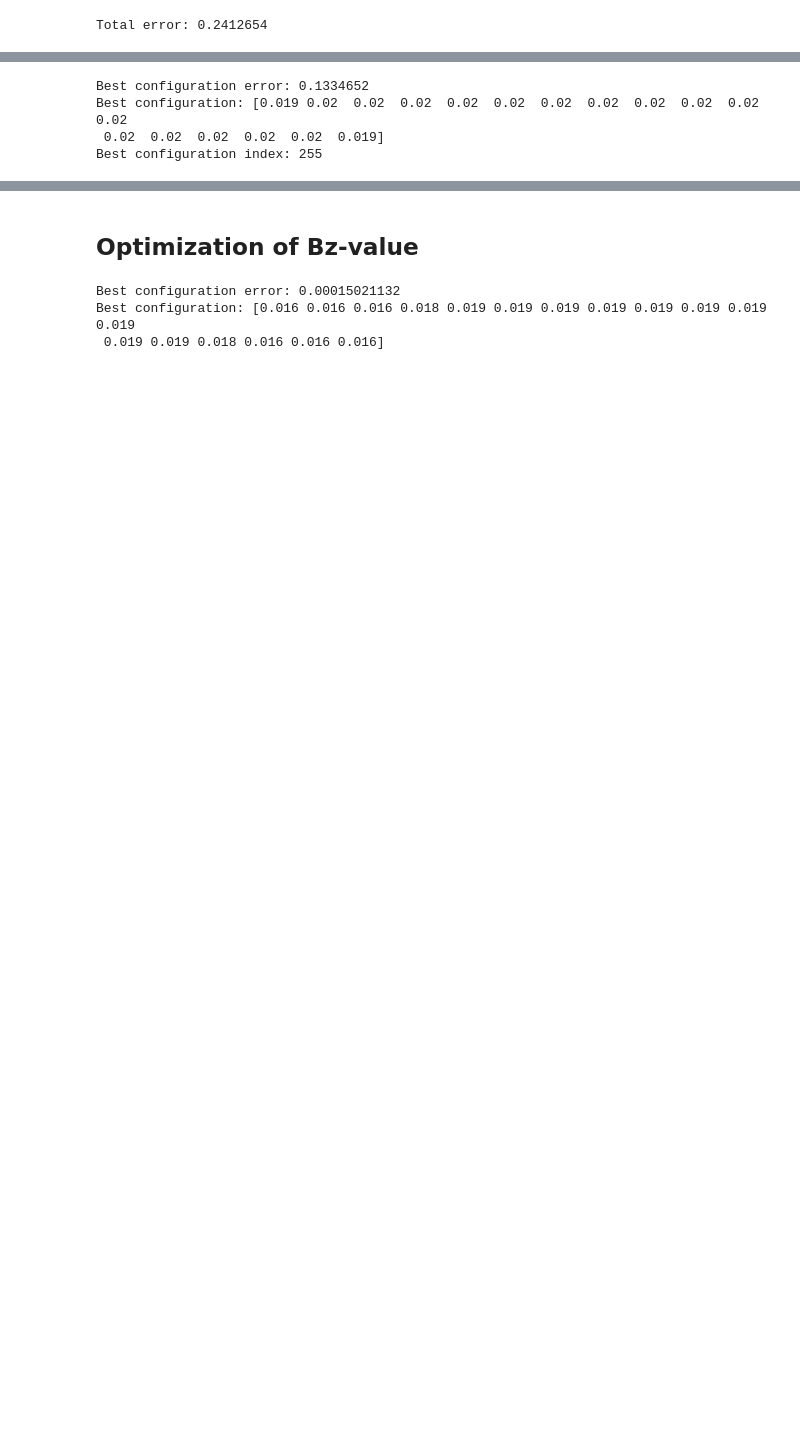
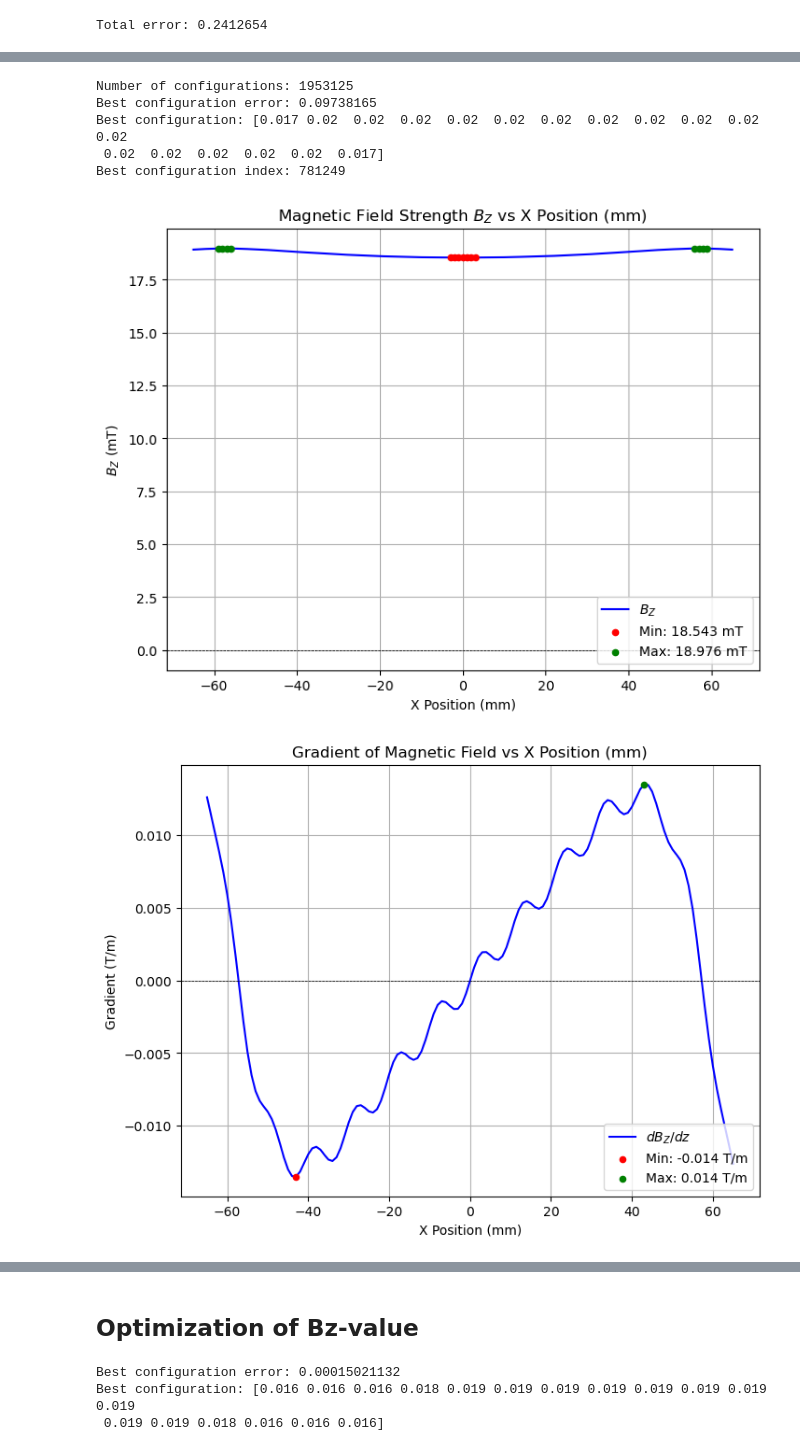
Before and after one commit to joostwijn/Rotating_Magnetic_Setup, a Jupyter notebook: 3. Magnets/Field_Shaping_Algorithm_JAX.ipynb, the cells around one changed output, grey strips where cells are left out. Drawn from its saved outputs; the diff is of its cells as text; code cells hidden in the pictures; blank space fills up the shorter version.

```diff
--- a/3. Magnets/Field_Shaping_Algorithm_JAX.ipynb
+++ b/3. Magnets/Field_Shaping_Algorithm_JAX.ipynb
@@ -915,17 +904,30 @@ def find_best_configuration(zl_configs, x_flat, y_flat, z_flat, H, MZ):
     best_error, best_index = jax.lax.fori_loop(0, zl_configs.shape[0], body_fun, init_state)
     best_zl = zl_configs[best_index]
     return best_error, best_zl, best_index
-
-# Example usage:
-# Assume x_flat, y_flat, z_flat, H, MZ are defined.
-# zl_configs is an array of shape (num_configs, config_length) generated by your function.
-best_error, best_zl, best_index = find_best_configuration(zl_configs, x_flat, y_flat, z_flat, H, MZ)
-
-print("Best configuration error:", best_error)
-print("Best configuration:", best_zl)
-print("Best configuration index:", best_index)
-# %% [output]
-Best configuration error: 0.1334652
-Best configuration: [0.019 0.02  0.02  0.02  0.02  0.02  0.02  0.02  0.02  0.02  0.02  0.02
- 0.02  0.02  0.02  0.02  0.02  0.019]
-Best configuration index: 255
+# %%
+# Example usage:
+zl_configs = generate_zl_configurations(16e-3, 20e-3, 1e-3)
+print("Number of configurations:", zl_configs.shape[0])
+# print("First configuration:", zl_configs[0])
+# print("Test configuration:", zl_configs[100])
+# Example usage:
+# Assume x_flat, y_flat, z_flat, H, MZ are defined.
+# zl_configs is an array of shape (num_configs, config_length) generated by your function.
+best_error, best_zl, best_index = find_best_configuration(zl_configs, x_flat, y_flat, z_flat, H, MZ)
+
+print("Best configuration error:", best_error)
+print("Best configuration:", best_zl)
+print("Best configuration index:", best_index)
+# %% [output]
+Number of configurations: 1953125
+Best configuration error: 0.09738165
+Best configuration: [0.017 0.02  0.02  0.02  0.02  0.02  0.02  0.02  0.02  0.02  0.02  0.02
+ 0.02  0.02  0.02  0.02  0.02  0.017]
+Best configuration index: 781249
+# %%
+ZL = jnp.array(best_zl)  # Update ZL with the best configuration.
+plot_Bz(mode="Fixed")
+plot_derivative(mode="Fixed")
+# %% [output]
+[figure, added]
+[figure, added]
```
Also changed, not shown: parts of 5 cells of this notebook.
